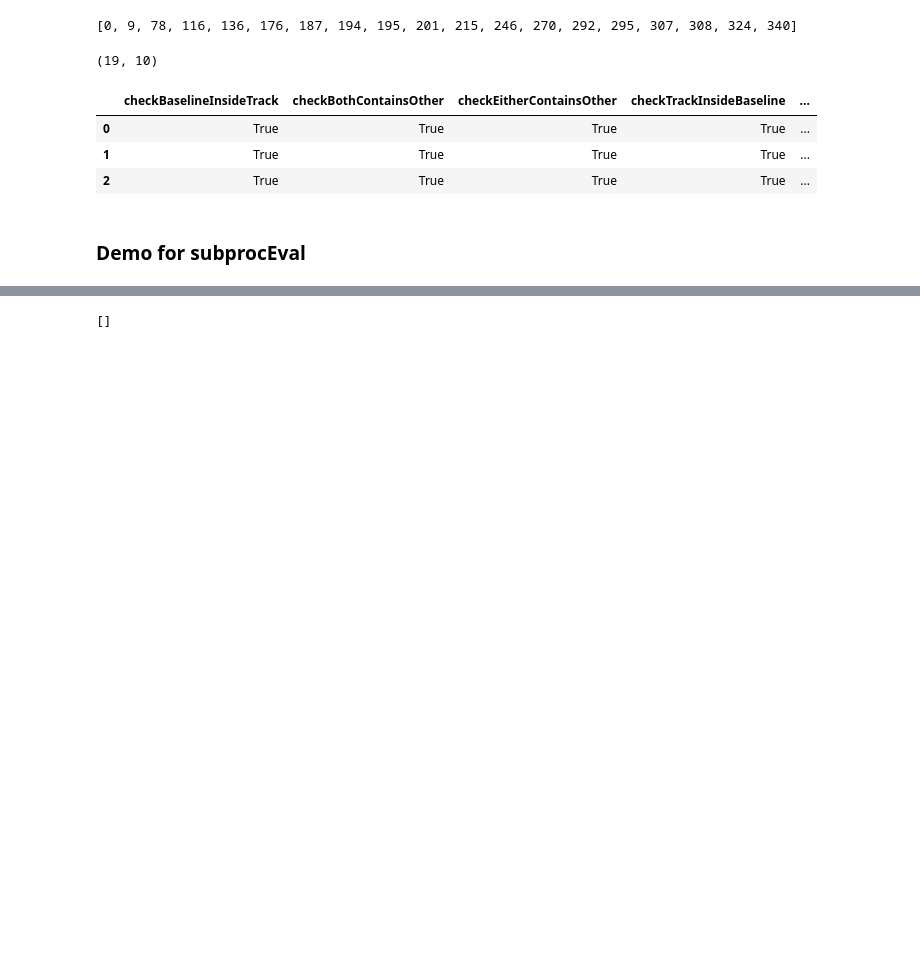
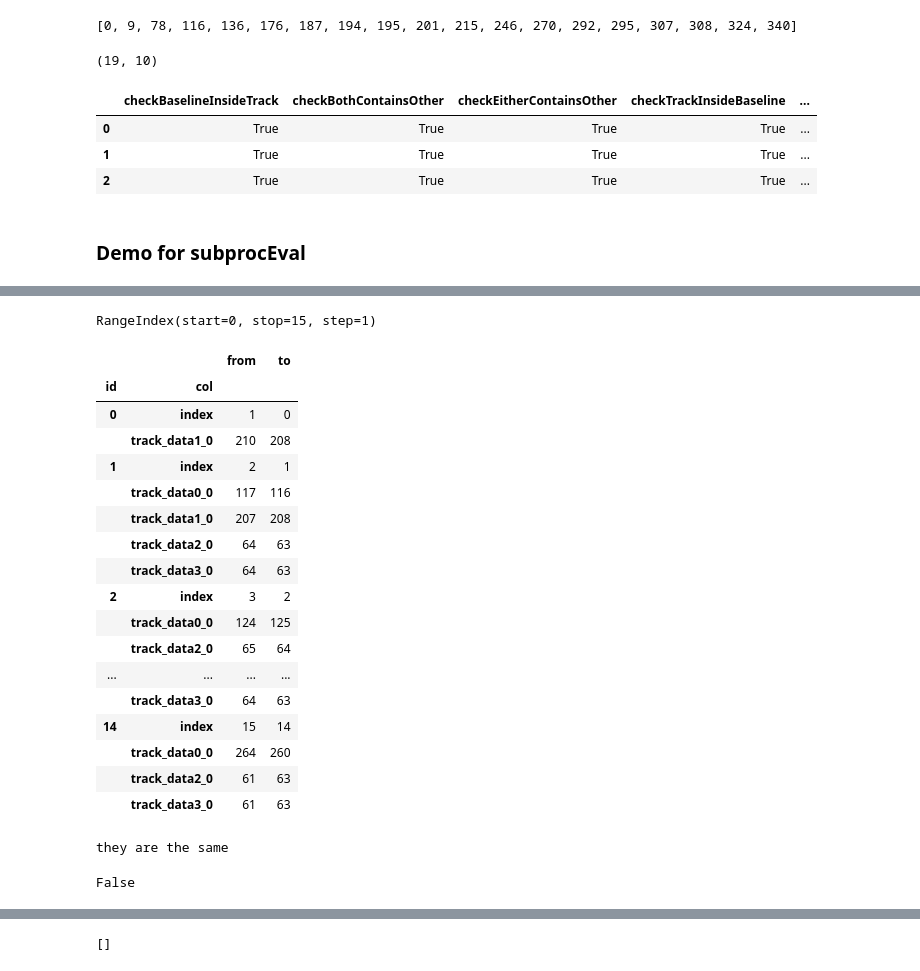
Before and after one commit to sutt/ppd, a Jupyter notebook: books/eval-module-3.ipynb, the cells around one changed output, grey strips where cells are left out. Cells and saved outputs as stored; diff of their text form; code cells hidden in the pictures; blank space fills up the shorter version.

```diff
--- a/books/eval-module-3.ipynb
+++ b/books/eval-module-3.ipynb
@@ -151,0 +225,9 @@ outcome_subproc = subprocEval(db_pathfn = 'data/test/evalhelpers/EvalDataset/tmp
+# %%
+# examine subprocEval applied on two vids:
+# one has a scoringinput frist frame, the other doesn't
+
+data_path = 'data/proc/tmp/short/'
+
+score_first = subprocEval(data_path + 'ss1.avi')
+
+score_second = subprocEval(data_path + 'ss2.avi')
@@ -151,0 +242,2 @@ outcome_subproc = subprocEval(db_pathfn = 'data/test/evalhelpers/EvalDataset/tmp
+# %%
+score_first_crop = score_first[1:]
@@ -151,0 +292,29 @@ outcome_subproc = subprocEval(db_pathfn = 'data/test/evalhelpers/EvalDataset/tmp
+# %%
+score_second.index
+# %% [output]
+RangeIndex(start=0, stop=15, step=1)
+# %%
+diff_pd(score_first_crop, score_second)
+# %% [output]
+|  |  | from | to |
+| id | col |  |  |
+| 0 | index | 1 | 0 |
+|  | track_data1_0 | 210 | 208 |
+| 1 | index | 2 | 1 |
+|  | track_data0_0 | 117 | 116 |
+|  | track_data1_0 | 207 | 208 |
+|  | track_data2_0 | 64 | 63 |
+|  | track_data3_0 | 64 | 63 |
+| 2 | index | 3 | 2 |
+|  | track_data0_0 | 124 | 125 |
+|  | track_data2_0 | 65 | 64 |
+| ... | ... | ... | ... |
+|  | track_data3_0 | 64 | 63 |
+| 14 | index | 15 | 14 |
+|  | track_data0_0 | 264 | 260 |
+|  | track_data2_0 | 61 | 63 |
+|  | track_data3_0 | 61 | 63 |
+# %%
+diff_pd(score_first, score_first)
+# %% [output]
+they are the same
@@ -151,0 +323,4 @@ outcome_subproc = subprocEval(db_pathfn = 'data/test/evalhelpers/EvalDataset/tmp
+# %%
+score_first.equals(score_second)
+# %% [output]
+False
```
Also changed, not shown: parts of 36 cells of this notebook, 1 other file.
